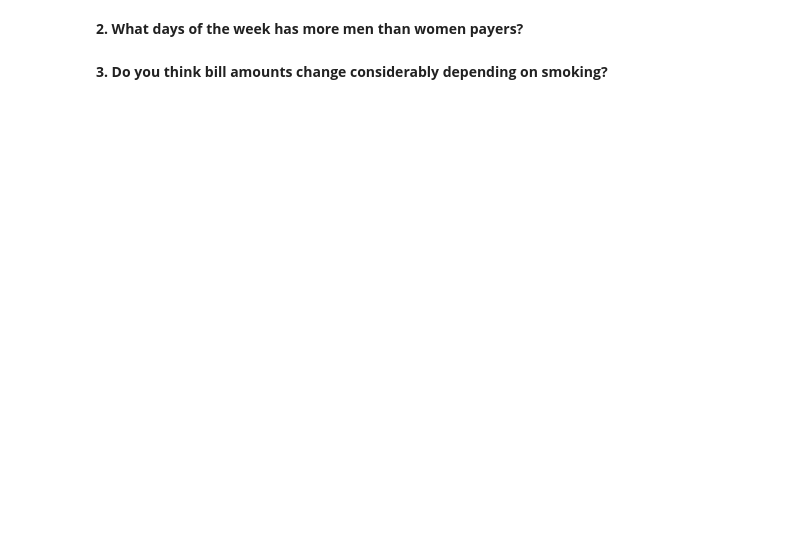
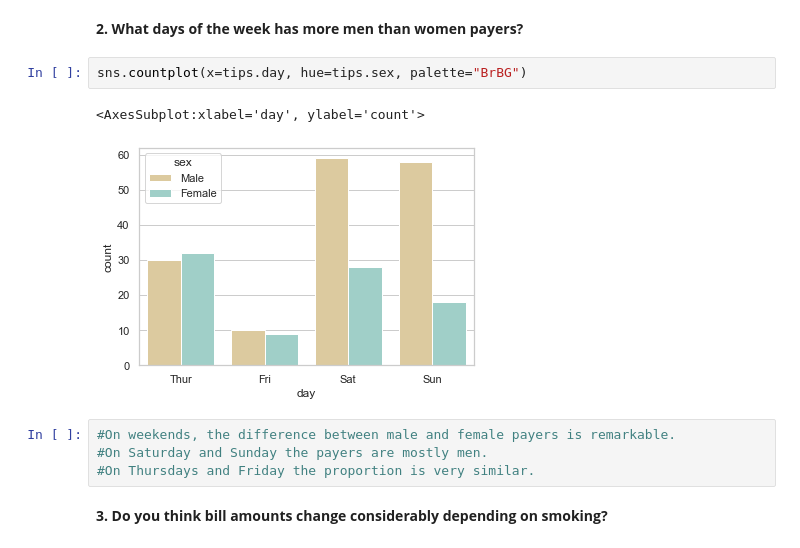
Before and after one commit to Ironhack-Data-Madrid-Enero-2021/lab-visualization-intro, a Jupyter notebook: your-code/challenge-1.ipynb, the cells around one changed output. Saved outputs shown, nothing was run; the diff lists cells and outputs as text; blank space fills up the shorter version.

```diff
--- a/your-code/challenge-1.ipynb
+++ b/your-code/challenge-1.ipynb
@@ -35,4 +44,13 @@ tips
 # %% [markdown]
 **2. What days of the week has more men than women payers?**
+# %%
+sns.countplot(x=tips.day, hue=tips.sex, palette="BrBG")
+# %% [output]
+<AxesSubplot:xlabel='day', ylabel='count'>
+[figure, added]
+# %%
+#On weekends, the difference between male and female payers is remarkable.
+#On Saturday and Sunday the payers are mostly men.
+#On Thursdays and Friday the proportion is very similar.
 # %% [markdown]
 **3. Do you think bill amounts change considerably depending on smoking?**
```
Also changed, not shown: parts of 10 cells of this notebook.
